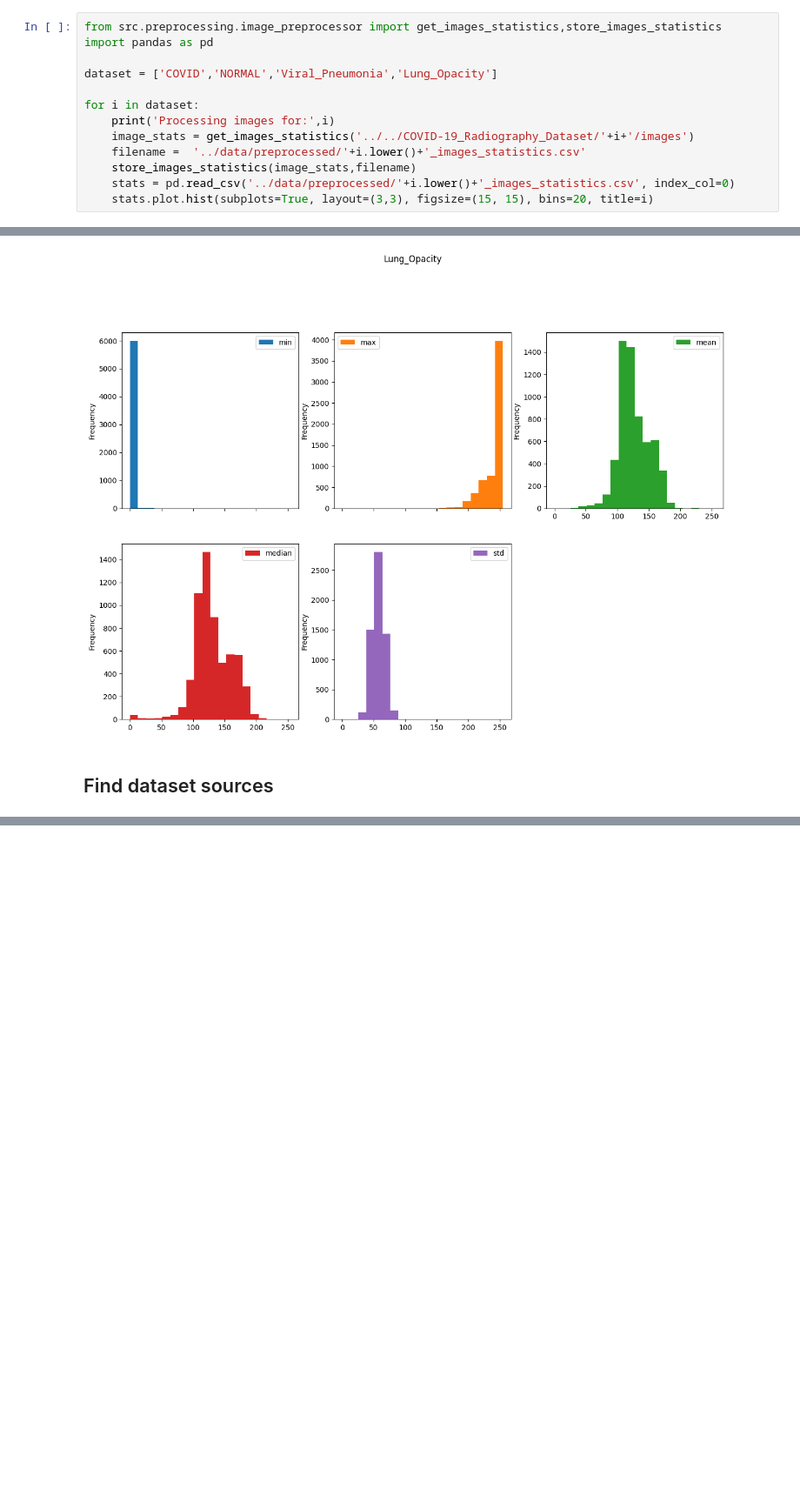
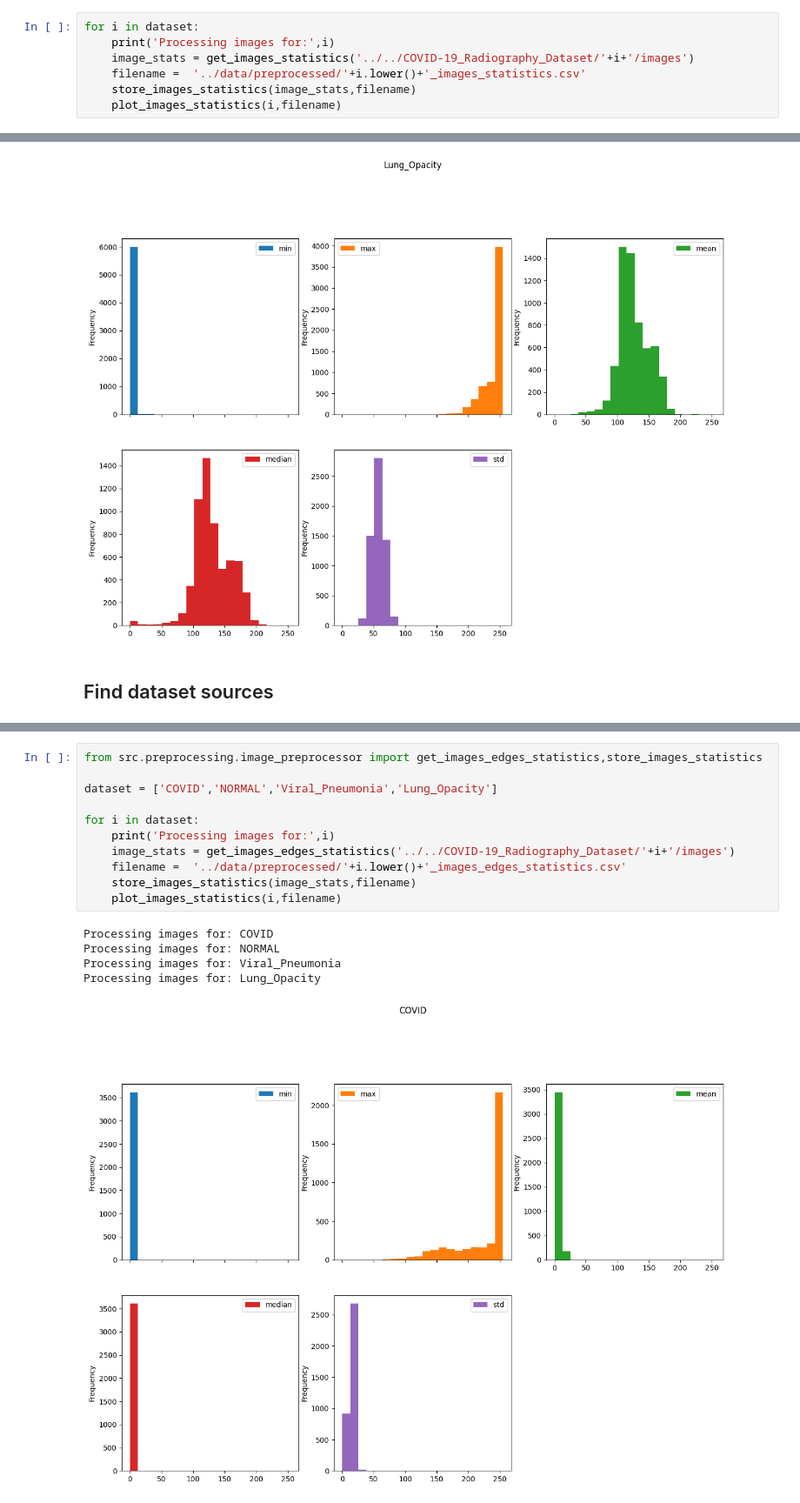
Before and after one commit to rehabaam/ds_covid19_project, a Jupyter notebook: notebooks/exploring_dataset.ipynb, the cells around one changed output, grey strips where cells are left out. Shown at 87% size. Saved outputs shown, nothing was run; the diff lists cells and outputs as text; blank space fills up the shorter version.

```diff
--- a/notebooks/exploring_dataset.ipynb
+++ b/notebooks/exploring_dataset.ipynb
@@ -18,16 +23,10 @@ sys.path.append("../")
 # %%
-from src.preprocessing.image_preprocessor import get_images_statistics,store_images_statistics
-import pandas as pd
-
-dataset = ['COVID','NORMAL','Viral_Pneumonia','Lung_Opacity']
-
 for i in dataset:
     print('Processing images for:',i)
     image_stats = get_images_statistics('../../COVID-19_Radiography_Dataset/'+i+'/images')
     filename =  '../data/preprocessed/'+i.lower()+'_images_statistics.csv'
     store_images_statistics(image_stats,filename)
-    stats = pd.read_csv('../data/preprocessed/'+i.lower()+'_images_statistics.csv', index_col=0)
-    stats.plot.hist(subplots=True, layout=(3,3), figsize=(15, 15), bins=20, title=i)
+    plot_images_statistics(i,filename)
 # %% [output]
 Processing images for: COVID
 Processing images for: NORMAL
@@ -74,0 +87,17 @@ Number of sources of lung_opacity iamges: 1
+# %%
+from src.preprocessing.image_preprocessor import get_images_edges_statistics,store_images_statistics
+
+dataset = ['COVID','NORMAL','Viral_Pneumonia','Lung_Opacity']
+
+for i in dataset:
+    print('Processing images for:',i)
+    image_stats = get_images_edges_statistics('../../COVID-19_Radiography_Dataset/'+i+'/images')
+    filename =  '../data/preprocessed/'+i.lower()+'_images_edges_statistics.csv'
+    store_images_statistics(image_stats,filename)
+    plot_images_statistics(i,filename)
+# %% [output]
+Processing images for: COVID
+Processing images for: NORMAL
+Processing images for: Viral_Pneumonia
+Processing images for: Lung_Opacity
+[figure, added]
```
Also changed, not shown: parts of 4 cells of this notebook.
